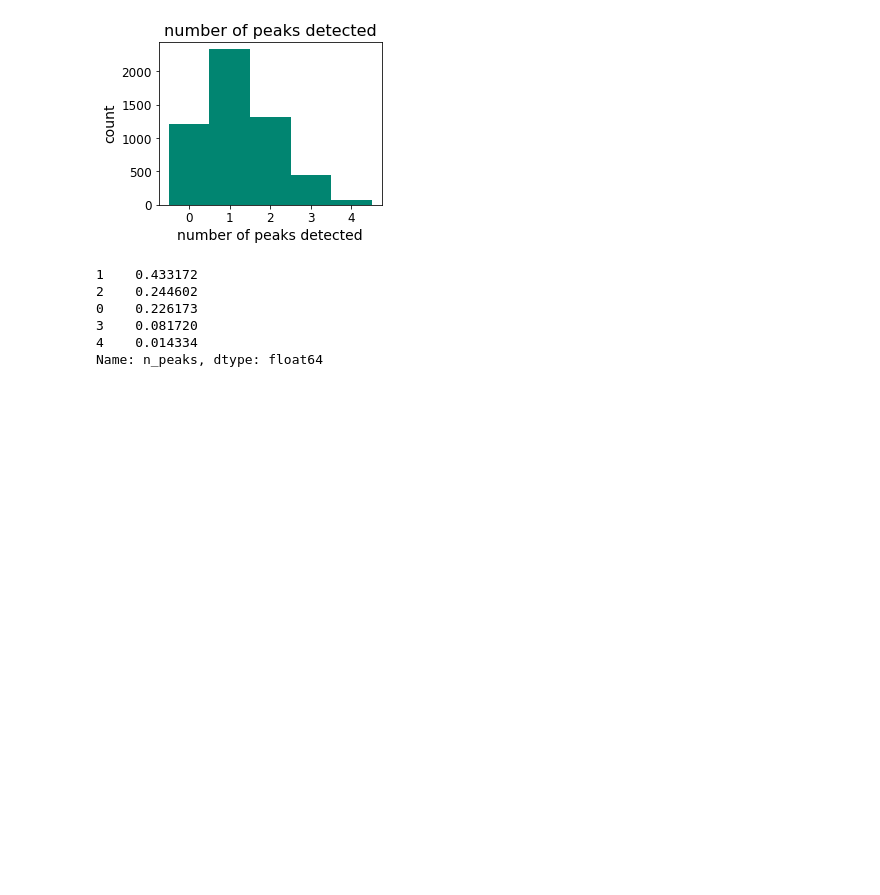
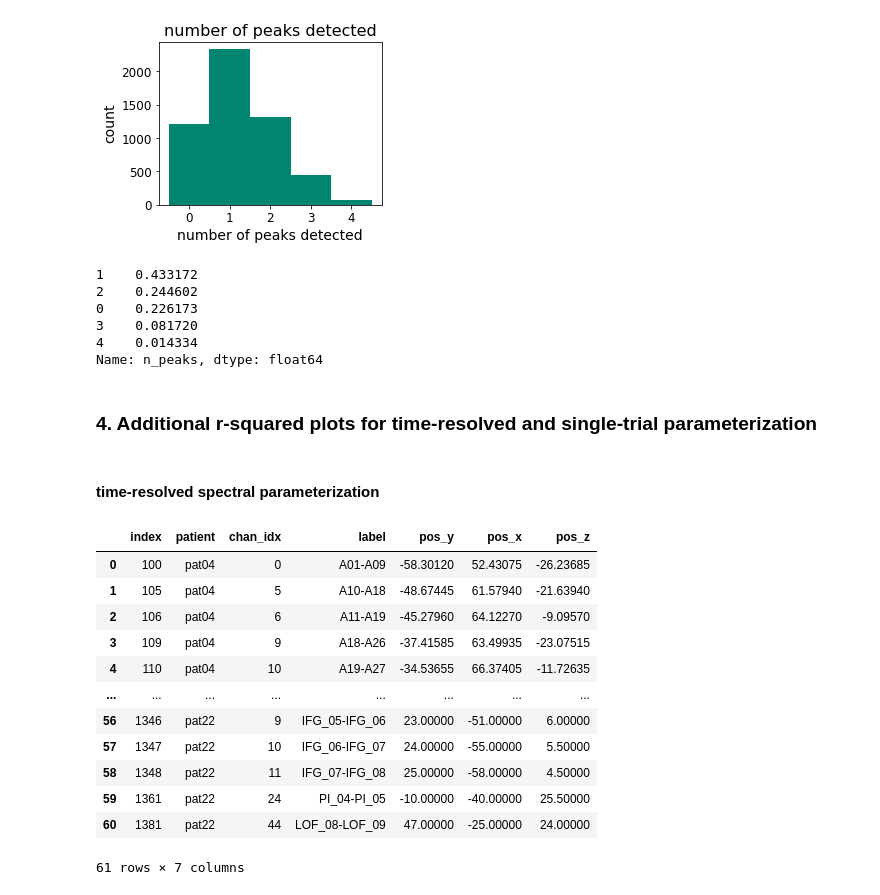
Before and after one commit to voytekresearch/oscillation_vs_exponent, a Jupyter notebook: notebooks/assess_model_fits.ipynb, the cells around one changed output. Cells and saved outputs as stored; diff of their text form; code cells hidden in the pictures; blank space fills up the shorter version.

```diff
--- a/notebooks/assess_model_fits.ipynb
+++ b/notebooks/assess_model_fits.ipynb
@@ -268,3 +210,31 @@ print(df['n_peaks'].value_counts() / len(df))
 3    0.081720
 4    0.014334
 Name: n_peaks, dtype: float64
+# %% [markdown]
+### 4. Additional r-squared plots for time-resolved and single-trial parameterization
+# %% [markdown]
+#### time-resolved spectral parameterization
+# %%
+# get channel info for task-modulated channels
+
+# load channel info
+chan_info = pd.read_csv(f"{PROJECT_PATH}/data/ieeg_metadata/ieeg_channel_info.csv", index_col=0)
+
+# load task-modulation results
+results = pd.read_csv(f"{PROJECT_PATH}/data/results/ieeg_modulated_channels.csv", index_col=0)
+df_tr = chan_info.loc[results['sig_all']].reset_index(drop=True)
+df_tr
+# %% [output]
+|  | index | patient | chan_idx | label | pos_y | pos_x | pos_z |
+| 0 | 100 | pat04 | 0 | A01-A09 | -58.30120 | 52.43075 | -26.23685 |
+| 1 | 105 | pat04 | 5 | A10-A18 | -48.67445 | 61.57940 | -21.63940 |
+| 2 | 106 | pat04 | 6 | A11-A19 | -45.27960 | 64.12270 | -9.09570 |
+| 3 | 109 | pat04 | 9 | A18-A26 | -37.41585 | 63.49935 | -23.07515 |
+| 4 | 110 | pat04 | 10 | A19-A27 | -34.53655 | 66.37405 | -11.72635 |
+| ... | ... | ... | ... | ... | ... | ... | ... |
+| 56 | 1346 | pat22 | 9 | IFG_05-IFG_06 | 23.00000 | -51.00000 | 6.00000 |
+| 57 | 1347 | pat22 | 10 | IFG_06-IFG_07 | 24.00000 | -55.00000 | 5.50000 |
+| 58 | 1348 | pat22 | 11 | IFG_07-IFG_08 | 25.00000 | -58.00000 | 4.50000 |
+| 59 | 1361 | pat22 | 24 | PI_04-PI_05 | -10.00000 | -40.00000 | 25.50000 |
+| 60 | 1381 | pat22 | 44 | LOF_08-LOF_09 | 47.00000 | -25.00000 | 24.00000 |
+61 rows × 7 columns
```
Also changed, not shown: parts of 16 cells of this notebook.
